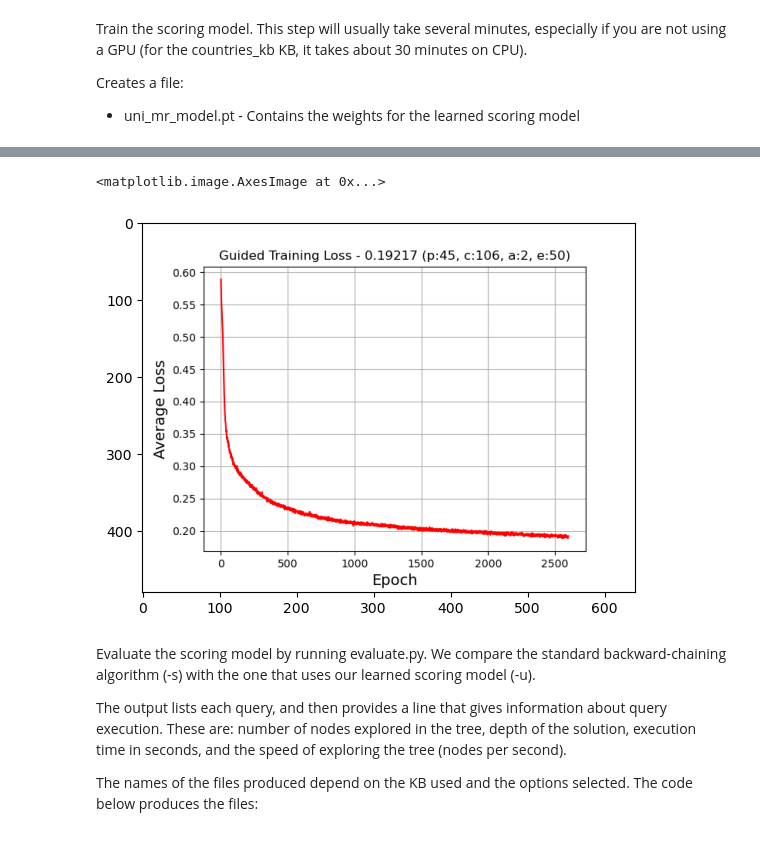
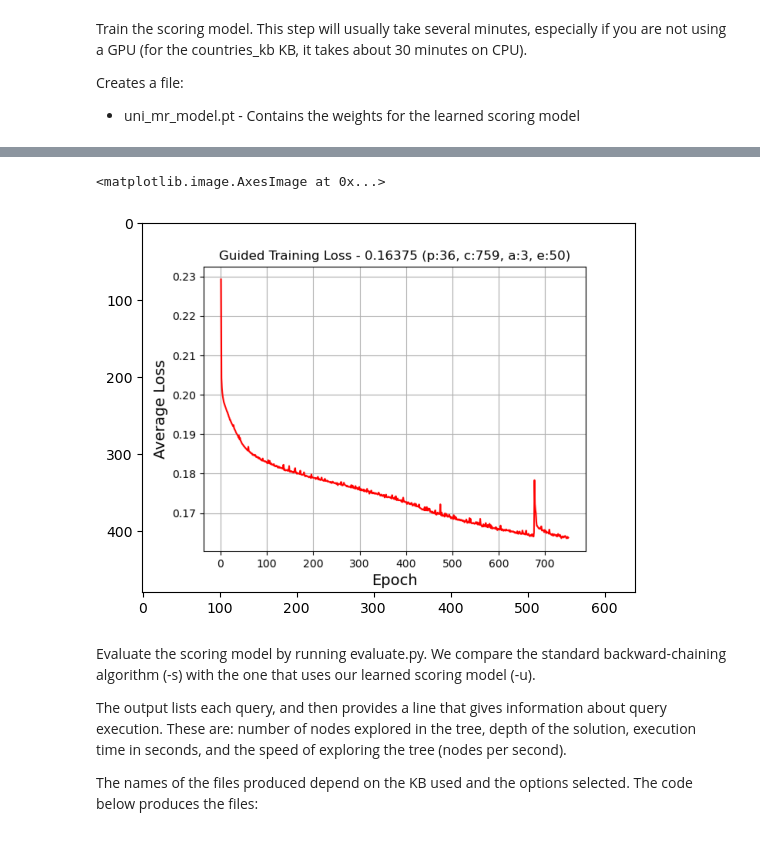
Before and after one commit to DerivedFunction01/cse327, a Jupyter notebook: CSE 327 P4.ipynb, the cells around one changed output, grey strips where cells are left out. Cells and saved outputs as stored; diff of their text form; code cells hidden in the pictures.

```diff
--- a/CSE 327 P4.ipynb
+++ b/CSE 327 P4.ipynb
@@ -170,10 +141,10 @@ Embedding input size: 277
 Saved training loss figure.
 # %%
-img = plt.imread('guided_loss-unification45-106-2-50.png')
+img = plt.imread('guided_loss-unification36-759-3-50.png')
 plt. imshow(img)
 # %% [output]
 <matplotlib.image.AxesImage at 0x...>
-[figure, old version]
+[figure, new version]
 # %% [markdown]
 Evaluate the scoring model by running evaluate.py. We compare the standard backward-chaining algorithm (-s) with the one that uses our learned scoring model (-u).
 
```
Also changed, not shown: parts of 10 cells of this notebook, 14 other files.
